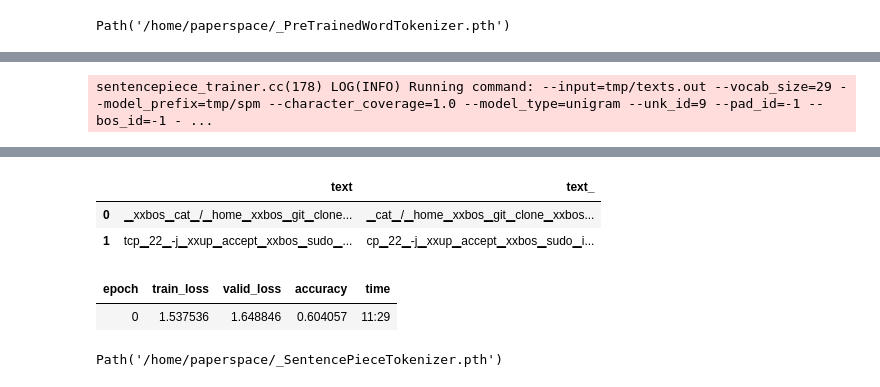
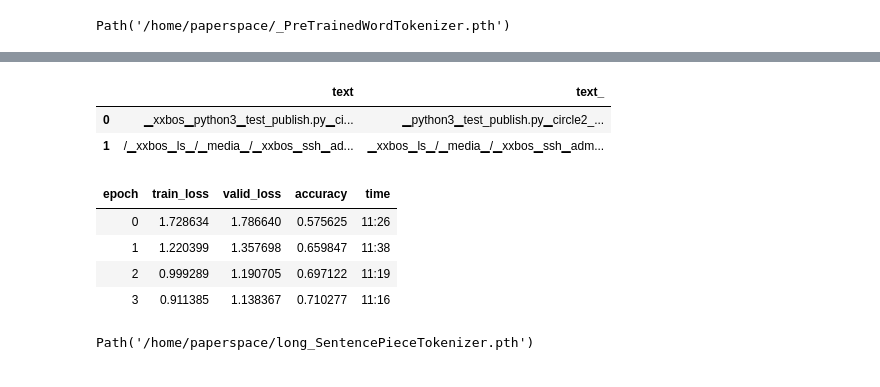
Before and after one commit to chTeut/gnn_project, a Jupyter notebook: FastAI/paperspace_run.ipynb, the cells around one changed output, grey strips where cells are left out. Drawn from its saved outputs; the diff is of its cells as text; code cells hidden in the pictures.

```diff
--- a/FastAI/paperspace_run.ipynb
+++ b/FastAI/paperspace_run.ipynb
@@ -103,7 +103,7 @@ class Embeddings(nn.Module):
         token_embeddings = self.token_embeddings(input_ids)
         position_embeddings = self.position_embeddings(position_ids)
         # Combine token and position embeddings
-        embeddings = token_embeddings #+ position_embeddings
+        embeddings = token_embeddings + position_embeddings
         embeddings = self.layer_norm(embeddings)
         embeddings = self.dropout(embeddings)
 
@@ -384,40 +384,42 @@ dls = dsets.dataloaders(dl_type=LMDataLoader)
 dls.show_batch(max_n=2)
 
 from transformers import AutoConfig
 config = AutoConfig.from_pretrained('bert-base-uncased')
 
 config.vocab_size = len(dls.vocab)
 config.num_labels = len(dls.vocab)
 config.hidden_size = 395
 config.num_hidden_layers = 12
 config.num_attention_heads = 5
 config.max_position_embeddings = 512
 config.intermediate_size = int((config.hidden_size * config.num_attention_heads) * 0.7)
 transformer = ShellTransformer(config)
 
 transformer.to(device)
 dls.to(device)
 
 learn = Learner(
     dls,
     transformer,
     loss_func=CrossEntropyLossFlat(),
     metrics=[accuracy]
 )
 
-learn.fit_one_cycle(1, 1e-3)
+learn.fit_one_cycle(4, 1e-3)
 
-learn.save('/home/paperspace/_SentencePieceTokenizer')
+learn.save('/home/paperspace/long_SentencePieceTokenizer')
 # %% [output]
 [interactive output not drawn]
-sentencepiece_trainer.cc(178) LOG(INFO) Running command: --input=tmp/texts.out --vocab_size=29 --model_prefix=tmp/spm --character_coverage=1.0 --model_type=unigram --unk_id=9 --pad_id=-1 --bos_id=-1 - ...
 [interactive output not drawn]
 |  | text | text_ |
-| 0 | ▁xxbos▁cat▁/▁home▁xxbos▁git▁clone... | ▁cat▁/▁home▁xxbos▁git▁clone▁xxbos... |
-| 1 | tcp▁22▁-j▁xxup▁accept▁xxbos▁sudo▁... | cp▁22▁-j▁xxup▁accept▁xxbos▁sudo▁i... |
+| 0 | ▁xxbos▁python3▁test_publish.py▁ci... | ▁python3▁test_publish.py▁circle2_... |
+| 1 | /▁xxbos▁ls▁/▁media▁/▁xxbos▁ssh▁ad... | ▁xxbos▁ls▁/▁media▁/▁xxbos▁ssh▁adm... |
 | epoch | train_loss | valid_loss | accuracy | time |
-| 0 | 1.537536 | 1.648846 | 0.604057 | 11:29 |
+| 0 | 1.728634 | 1.786640 | 0.575625 | 11:26 |
+| 1 | 1.220399 | 1.357698 | 0.659847 | 11:38 |
+| 2 | 0.999289 | 1.190705 | 0.697122 | 11:19 |
+| 3 | 0.911385 | 1.138367 | 0.710277 | 11:16 |
-Path('/home/paperspace/_SentencePieceTokenizer.pth')
+Path('/home/paperspace/long_SentencePieceTokenizer.pth')
 # %%
 pipe = Pipeline([tokn, num])
 vocab = dls.vocab
```
Also changed, not shown: parts of 3 cells of this notebook, 2 other files.
